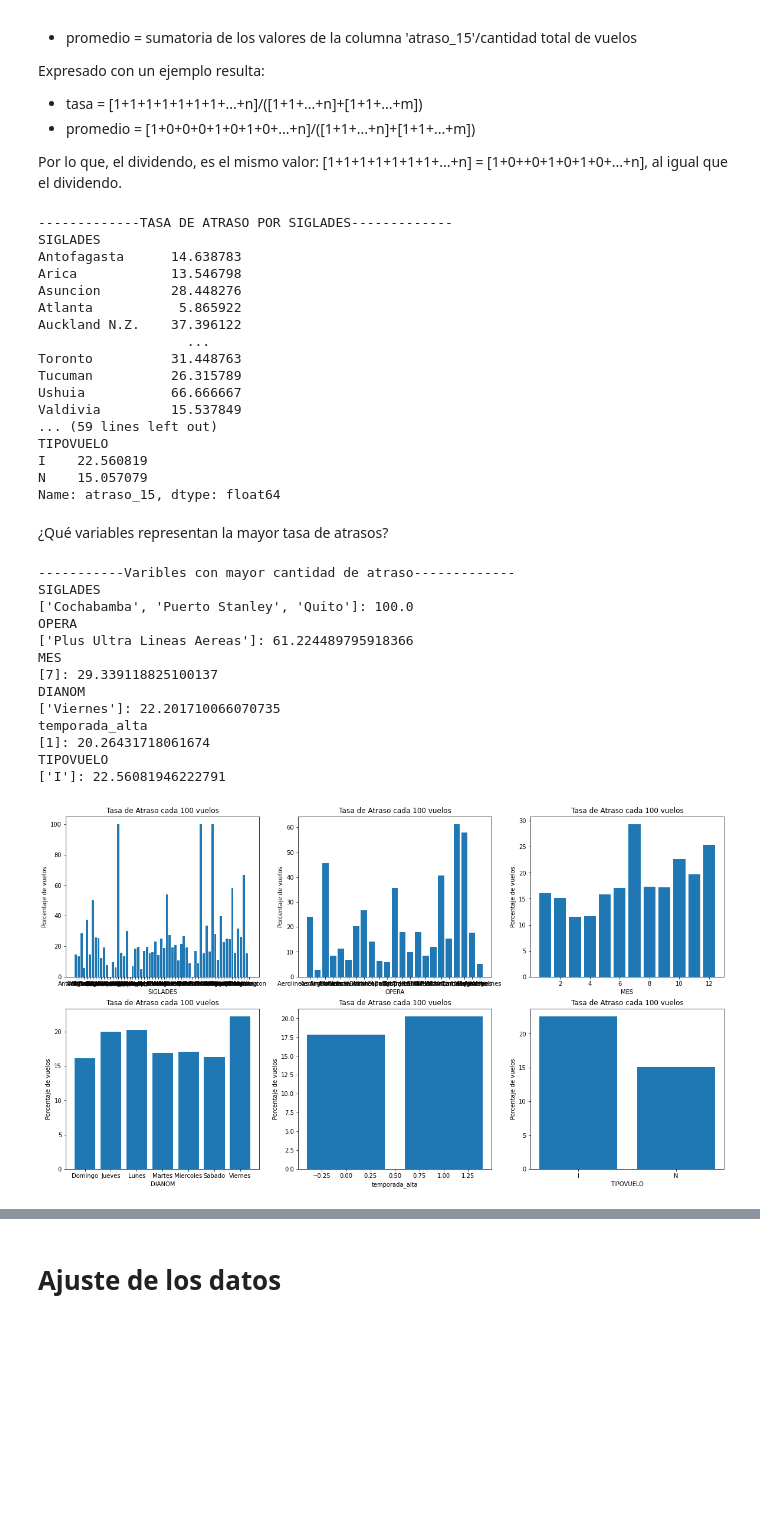
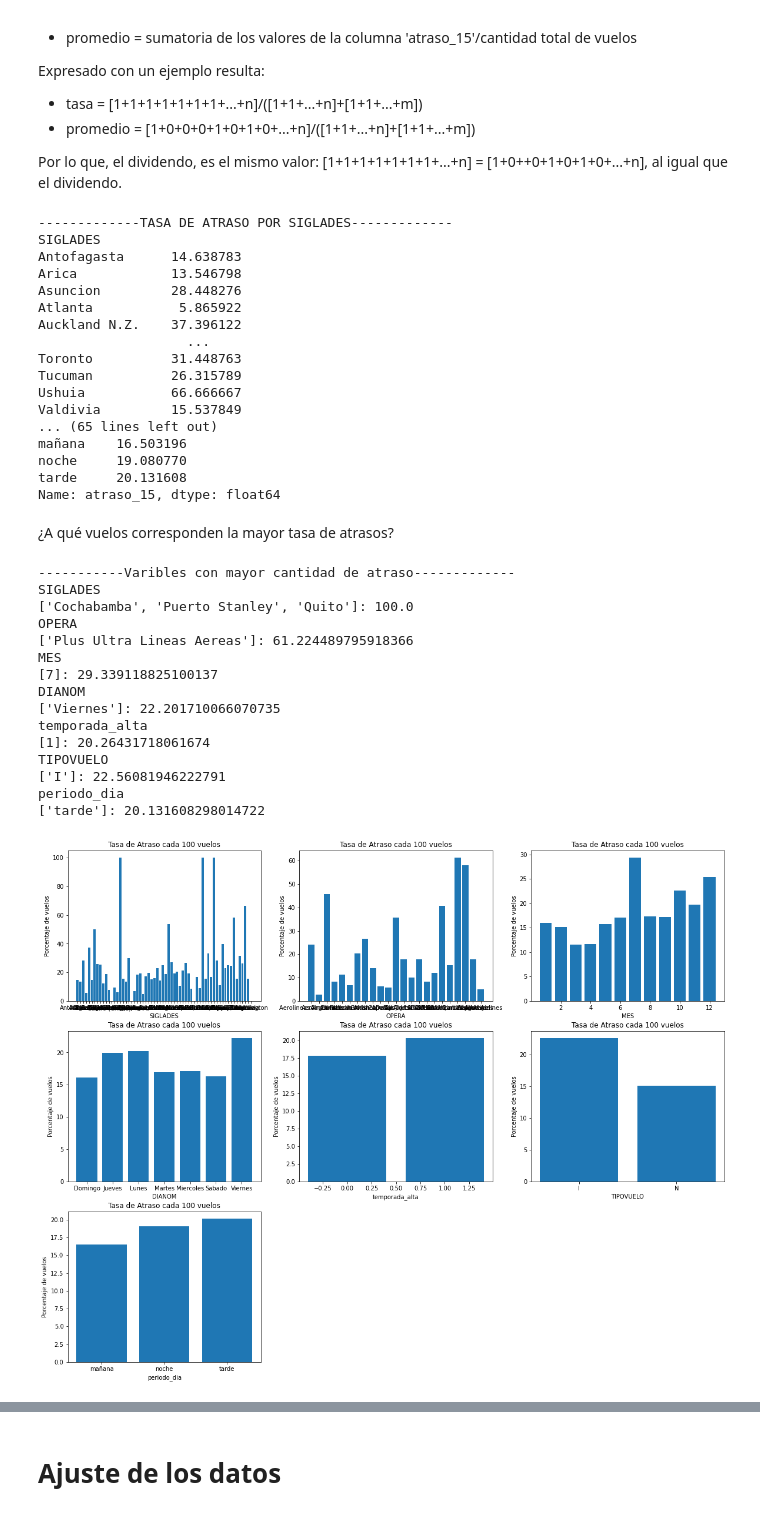
Before and after one commit to mario-97/Challenge_DataScientist, a Jupyter notebook: solution.ipynb, the cells around one changed output, grey strips where cells are left out. Drawn from its saved outputs; the diff is of its cells as text; code cells hidden in the pictures; blank space fills up the shorter version.

```diff
--- a/solution.ipynb
+++ b/solution.ipynb
@@ -303,5 +360,5 @@ synthetic_features # mostrar
 # %%
-tasas_atraso = dataset_SCL[['SIGLADES', 'OPERA', 'MES', 'DIANOM', 'temporada_alta', 'TIPOVUELO', 'atraso_15']]
+tasas_atraso = dataset_SCL[['SIGLADES', 'OPERA', 'MES', 'DIANOM', 'temporada_alta', 'TIPOVUELO', 'periodo_dia', 'atraso_15']]
 # %% [markdown]
 ¿Por qué se utiliza la función de promedio para obtener la tasa? En este caso, y solo en este caso, según el formato binario utilizado por la columna 'atraso_15', resulta en una igualdad en la siguiente operación:
 
@@ -325,8 +382,6 @@ for i in tasa:
   lista_tasas.append(tasa_i)
   print(tasa_i)
 
-
-
 # Ejemplo: Antofagasta tiene un 14.6% de atrasos (respecto al total de vuelos registrados) de mas de 15 min. Es decir, de 100 vuelos, mas de 14 llegan con atraso
 # Ejemplo 2: los dias domingos tienen un 16.1% de atrasos (respecto al total de vuelos registrados) de mas de 15 min. Es decir, de 100 vuelos, mas de 16 llegan con atraso
 # %% [output]
@@ -342,16 +397,16 @@ Toronto          31.448763
 Tucuman          26.315789
 Ushuia           66.666667
 Valdivia         15.537849
-... (59 lines left out)
-TIPOVUELO
-I    22.560819
-N    15.057079
+... (65 lines left out)
+mañana    16.503196
+noche     19.080770
+tarde     20.131608
 Name: atraso_15, dtype: float64
 # %% [markdown]
-¿Qué variables representan la mayor tasa de atrasos?
+¿A qué vuelos corresponden la mayor tasa de atrasos?
 # %%
 e = 0
-plt.figure(figsize=(20,11))
+plt.figure(figsize=(20,16))
 j = 1
 print("-----------Varibles con mayor cantidad de atraso-------------")
 for i in lista_tasas:
@@ -359,32 +414,34 @@ for i in lista_tasas:
   value_max = i.max() # buscar valor maximo
   maximo = pd.DataFrame(i).index[pd.DataFrame(i)['atraso_15'] == value_max].tolist() # buscar indice al cual corresponde este valor maximo
   print(str(maximo) + ": " +str(value_max))
 
-  plt.subplot(2,3,j)
+  plt.subplot(3,3,j)
   ## Legenda en el eje y
   plt.ylabel('Porcentaje de vuelos')
 
   ## Legenda en el eje x
   plt.xlabel(tasa[e])
 
   ## Título de Gráfica
   plt.title("Tasa de Atraso cada 100 vuelos")
   plt.bar(i.keys(), i)
 
   j = j + 1
   e = e + 1
 # %% [output]
 -----------Varibles con mayor cantidad de atraso-------------
 SIGLADES
 ['Cochabamba', 'Puerto Stanley', 'Quito']: 100.0
 OPERA
 ['Plus Ultra Lineas Aereas']: 61.224489795918366
 MES
 [7]: 29.339118825100137
 DIANOM
 ['Viernes']: 22.201710066070735
 temporada_alta
 [1]: 20.26431718061674
 TIPOVUELO
 ['I']: 22.56081946222791
+periodo_dia
+['tarde']: 20.131608298014722
-[figure, old version]
+[figure, new version]
```
Also changed, not shown: parts of 38 cells of this notebook.
